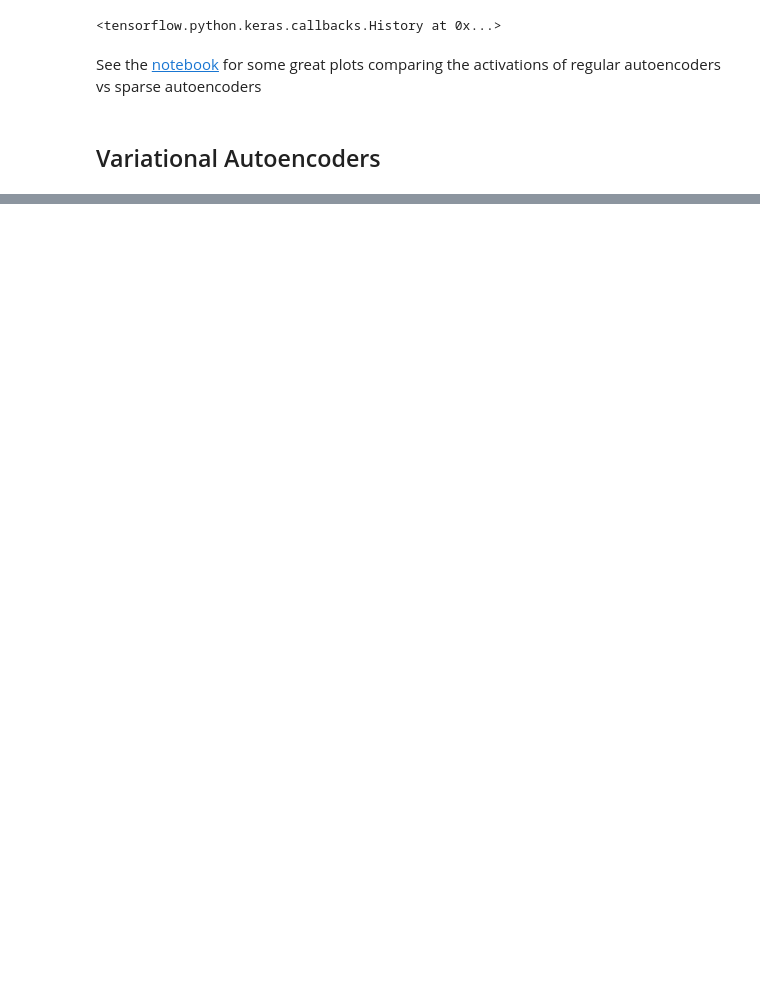
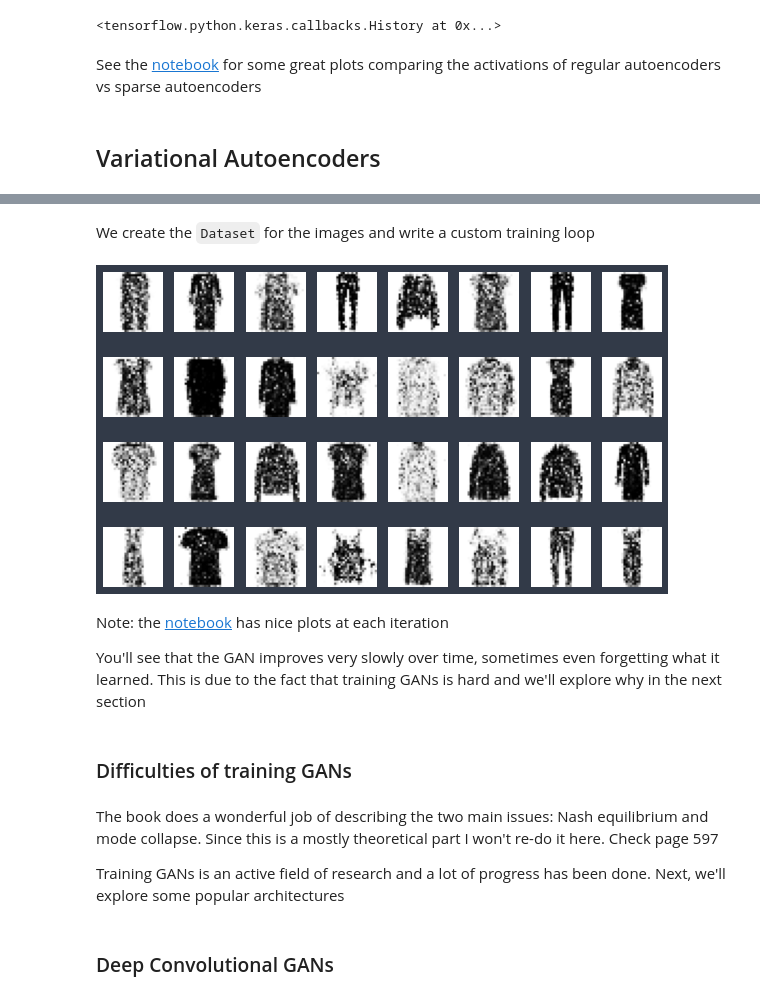
Before and after one commit to amaralcs/homl, a Jupyter notebook: 17_representation_learning_autoencoder_gans.ipynb, the cells around one changed output, grey strips where cells are left out. Cells and saved outputs as stored; diff of their text form; code cells hidden in the pictures; blank space fills up the shorter version.

```diff
--- a/17_representation_learning_autoencoder_gans.ipynb
+++ b/17_representation_learning_autoencoder_gans.ipynb
@@ -588,0 +769,48 @@ See the [notebook](https://github.com/ageron/handson-ml2/blob/master/17_autoenco
+# %%
+discriminator.compile(loss="binary_crossentropy", optimizer="rmsprop")
+discriminator.trainable = False # Only taken into account in keras when compiling a model
+gan.compile(loss="binary_crossentropy", optimizer="rmsprop")
+# %% [markdown]
+We create the `Dataset` for the images and write a custom training loop
+# %%
+batch_size = 32
+dataset = tf.data.Dataset.from_tensor_slices(X_train).shuffle(1000)
+dataset = dataset.batch(batch_size, drop_remainder=True).prefetch(1)
+# %%
+def train_gan(gan, dataset, batch_size, codings_size, n_epochs=50):
+    generator, discriminator = gan.layers
+    for epoch in range(n_epochs):
+        for X_batch in dataset:
+            # Phase 1 - Discriminator
+            noise = tf.random.normal(shape=[batch_size, codings_size])  # Gaussian noise
+            generated_images = generator(noise)  # Generate image
+            X_fake_and_real = tf.concat([generated_images, X_batch], axis=0)  # Create batch data
+            y1 = tf.constant([[0.]] * batch_size + [[1.]] * batch_size)  # Label it
+            discriminator.trainable = True  # To avoid keras warning
+            discriminator.train_on_batch(X_fake_and_real, y1)
+
+            # Phase 2 - Generator
+            noise = tf.random.normal(shape=[batch_size, codings_size])
+            y2 = tf.constant([[1.]] * batch_size)
+            discriminator.trainable = False
+            gan.train_on_batch(noise, y2)
+# %%
+train_gan(gan, dataset, batch_size, codings_size)
+# %%
+noise = tf.random.normal(shape=[batch_size, codings_size])
+generated_images = generator(noise)
+plot_multiple_images(generated_images, 8)
+# %% [output]
+[figure, added]
+# %% [markdown]
+Note: the [notebook](https://github.com/ageron/handson-ml2/blob/master/17_autoencoders_and_gans.ipynb) has nice plots at each iteration
+
+You'll see that the GAN improves very slowly over time, sometimes even forgetting what it learned. This is due to the fact that training GANs is hard and we'll explore why in the next section
+# %% [markdown]
+### Difficulties of training GANs
+# %% [markdown]
+The book does a wonderful job of describing the two main issues: Nash equilibrium and mode collapse. Since this is a mostly theoretical part I won't re-do it here. Check page 597
+
+Training GANs is an active field of research and a lot of progress has been done. Next, we'll explore some popular architectures
+# %% [markdown]
+### Deep Convolutional GANs
```
Also changed, not shown: parts of 47 cells of this notebook.
